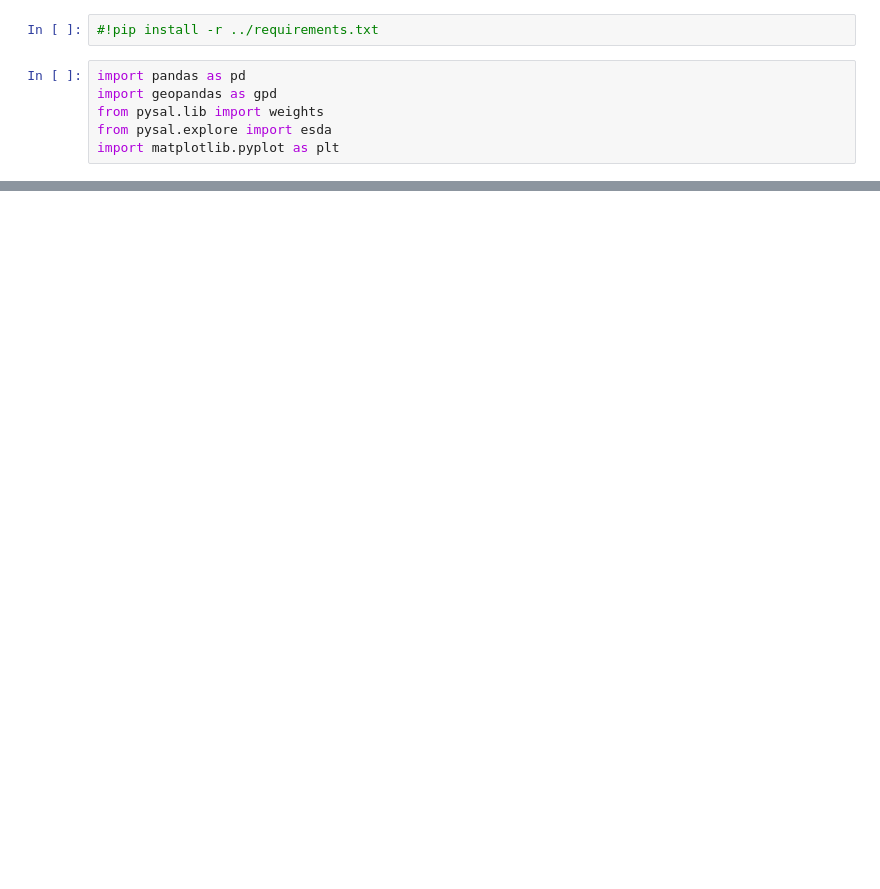
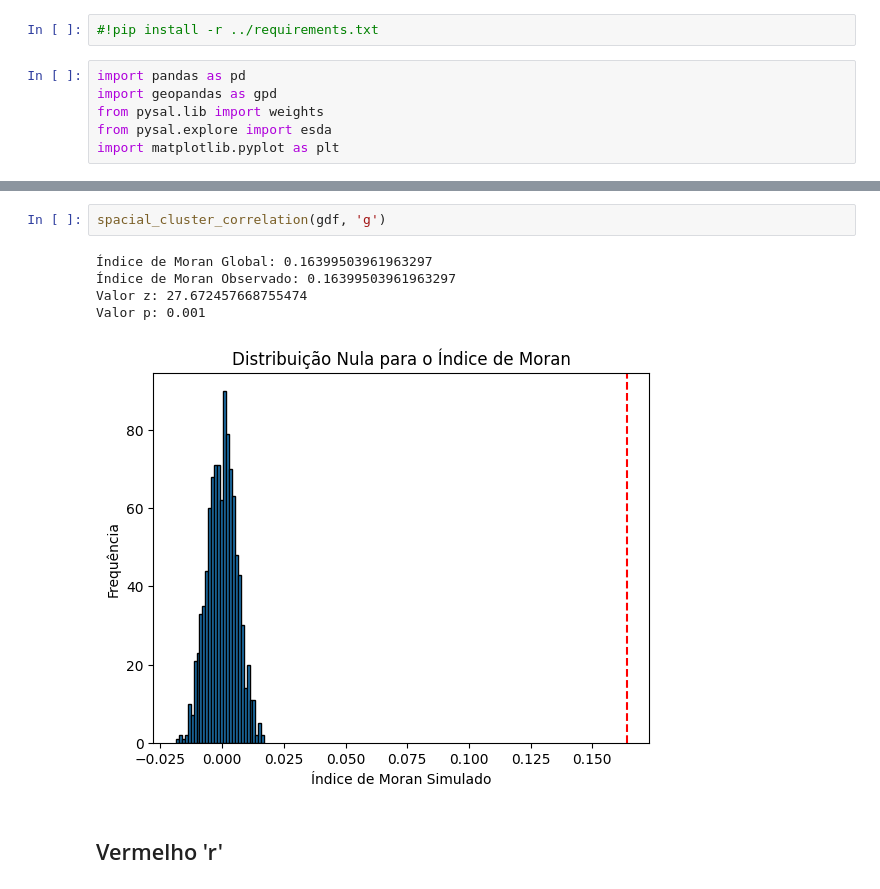
Before and after one commit to felmateos/stellar-classification-SDSS17, a Jupyter notebook: exploratory_analysis/exploratory_analysis_FC.ipynb, the cells around one changed output, grey strips where cells are left out. Drawn from its saved outputs; the diff is of its cells as text; blank space fills up the shorter version.

```diff
--- a/exploratory_analysis/exploratory_analysis_FC.ipynb
+++ b/exploratory_analysis/exploratory_analysis_FC.ipynb
@@ -112,0 +116,10 @@ for c in colors:
+# %%
+spacial_cluster_correlation(gdf, 'g')
+# %% [output]
+Índice de Moran Global: 0.16399503961963297
+Índice de Moran Observado: 0.16399503961963297
+Valor z: 27.672457668755474
+Valor p: 0.001
+[figure, added]
+# %% [markdown]
+## Vermelho 'r'
```
Also changed, not shown: parts of 32 cells of this notebook, 2 other files.
